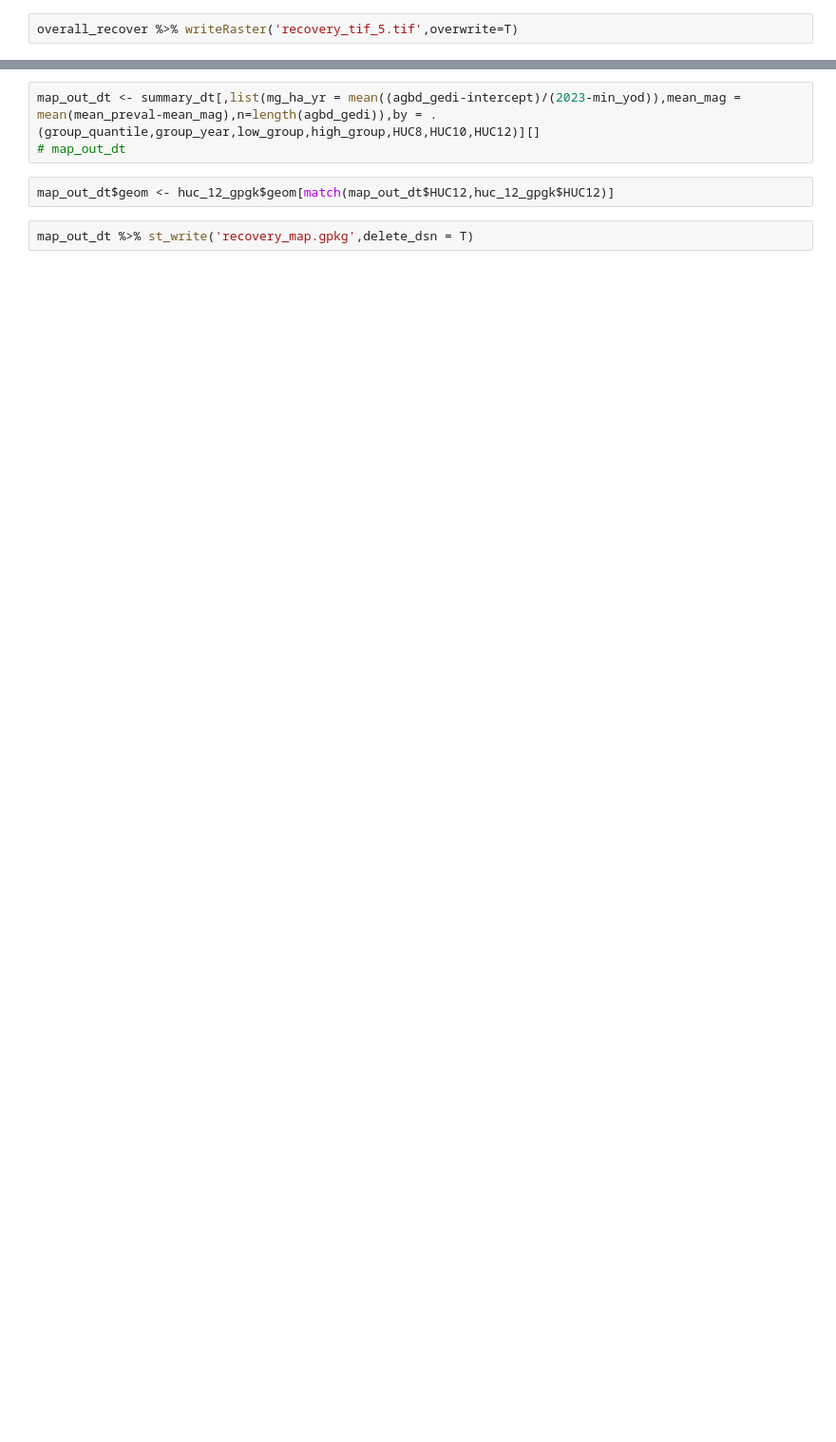
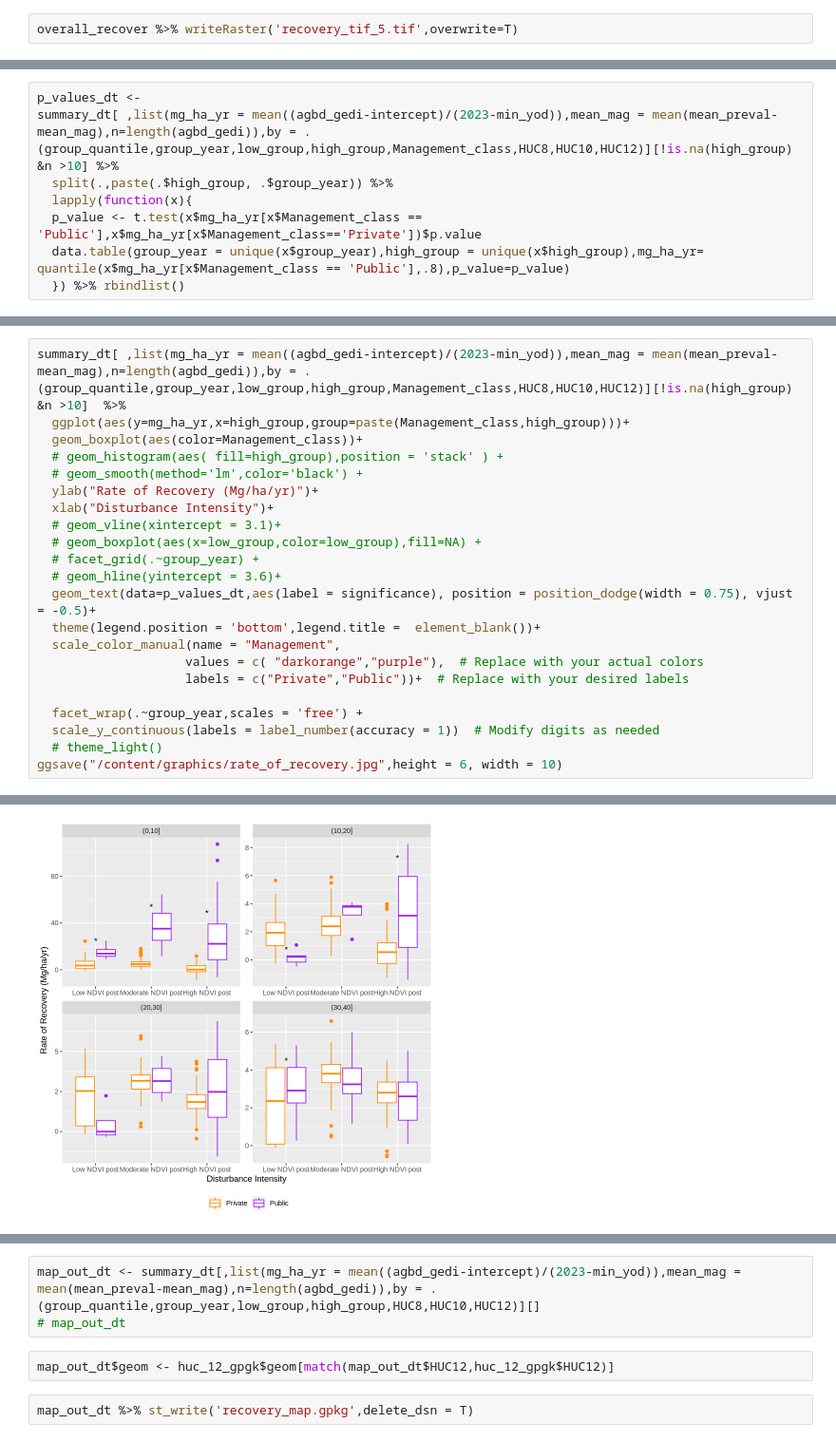
Before and after one commit to seismosmsr/machine_learning, a Jupyter notebook: gedi_analysis_HJA_analysis_v1.ipynb, the cells around one changed output, grey strips where cells are left out. Shown: that part at 95% size. Drawn from its saved outputs; the diff is of its cells as text; blank space fills up the shorter version.

```diff
--- a/gedi_analysis_HJA_analysis_v1.ipynb
+++ b/gedi_analysis_HJA_analysis_v1.ipynb
@@ -702,0 +725,8 @@ overall_recover %>% writeRaster('recovery_tif_5.tif',overwrite=T)
+# %%
+p_values_dt <-
+summary_dt[ ,list(mg_ha_yr = mean((agbd_gedi-intercept)/(2023-min_yod)),mean_mag = mean(mean_preval-mean_mag),n=length(agbd_gedi)),by = .(group_quantile,group_year,low_group,high_group,Management_class,HUC8,HUC10,HUC12)][!is.na(high_group) &n >10] %>%
+  split(.,paste(.$high_group, .$group_year)) %>%
+  lapply(function(x){
+  p_value <- t.test(x$mg_ha_yr[x$Management_class == 'Public'],x$mg_ha_yr[x$Management_class=='Private'])$p.value
+  data.table(group_year = unique(x$group_year),high_group = unique(x$high_group),mg_ha_yr= quantile(x$mg_ha_yr[x$Management_class == 'Public'],.8),p_value=p_value)
+  }) %>% rbindlist()
@@ -702,0 +746,23 @@ overall_recover %>% writeRaster('recovery_tif_5.tif',overwrite=T)
+# %%
+summary_dt[ ,list(mg_ha_yr = mean((agbd_gedi-intercept)/(2023-min_yod)),mean_mag = mean(mean_preval-mean_mag),n=length(agbd_gedi)),by = .(group_quantile,group_year,low_group,high_group,Management_class,HUC8,HUC10,HUC12)][!is.na(high_group) &n >10]  %>%
+  ggplot(aes(y=mg_ha_yr,x=high_group,group=paste(Management_class,high_group)))+
+  geom_boxplot(aes(color=Management_class))+
+  # geom_histogram(aes( fill=high_group),position = 'stack' ) +
+  # geom_smooth(method='lm',color='black') +
+  ylab("Rate of Recovery (Mg/ha/yr)")+
+  xlab("Disturbance Intensity")+
+  # geom_vline(xintercept = 3.1)+
+  # geom_boxplot(aes(x=low_group,color=low_group),fill=NA) +
+  # facet_grid(.~group_year) +
+  # geom_hline(yintercept = 3.6)+
+  geom_text(data=p_values_dt,aes(label = significance), position = position_dodge(width = 0.75), vjust = -0.5)+
+  theme(legend.position = 'bottom',legend.title =  element_blank())+
+  scale_color_manual(name = "Management",
+                    values = c( "darkorange","purple"),  # Replace with your actual colors
+                    labels = c("Private","Public"))+  # Replace with your desired labels
+
+  facet_wrap(.~group_year,scales = 'free') +
+  scale_y_continuous(labels = label_number(accuracy = 1))  # Modify digits as needed
+  # theme_light()
+ggsave("/content/graphics/rate_of_recovery.jpg",height = 6, width = 10)
+# %% [output]
@@ -703 +773,2 @@ overall_recover %>% writeRaster('recovery_tif_5.tif',overwrite=T)
+[figure, added]
 # %%
```
Also changed, not shown: parts of 36 cells of this notebook.
